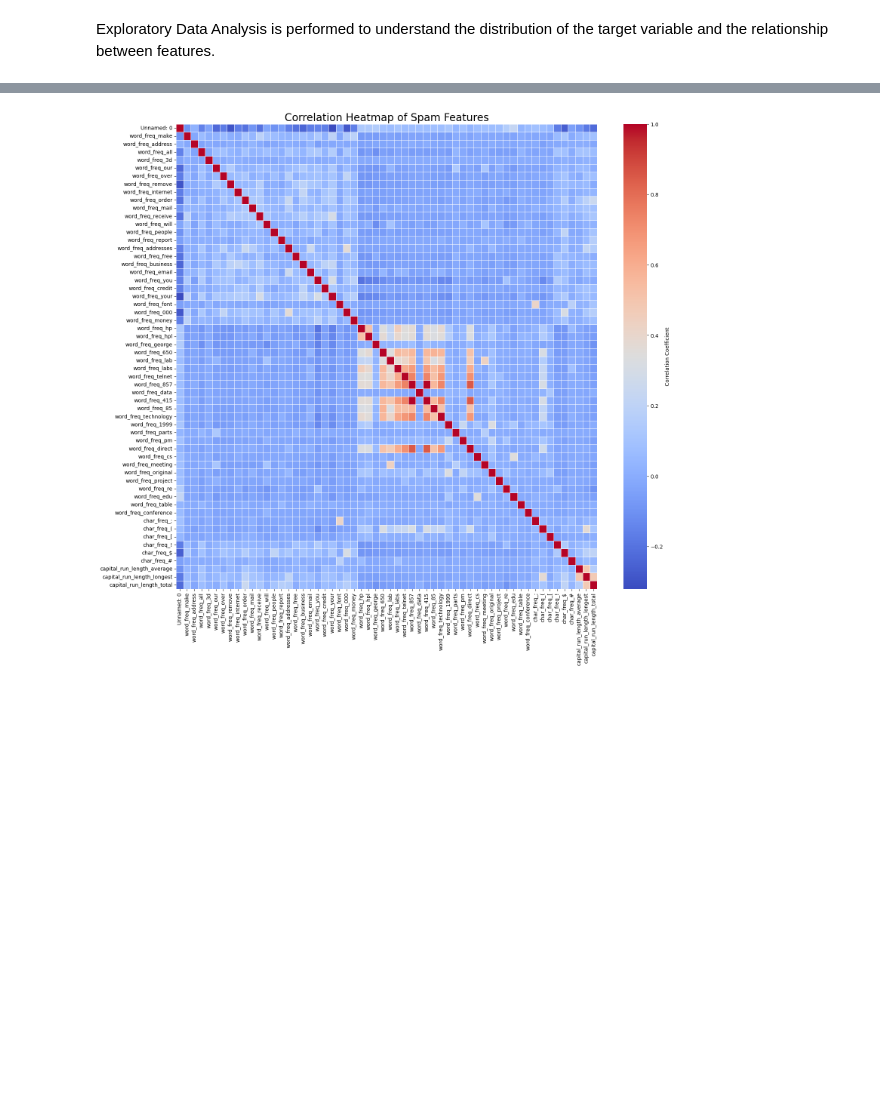
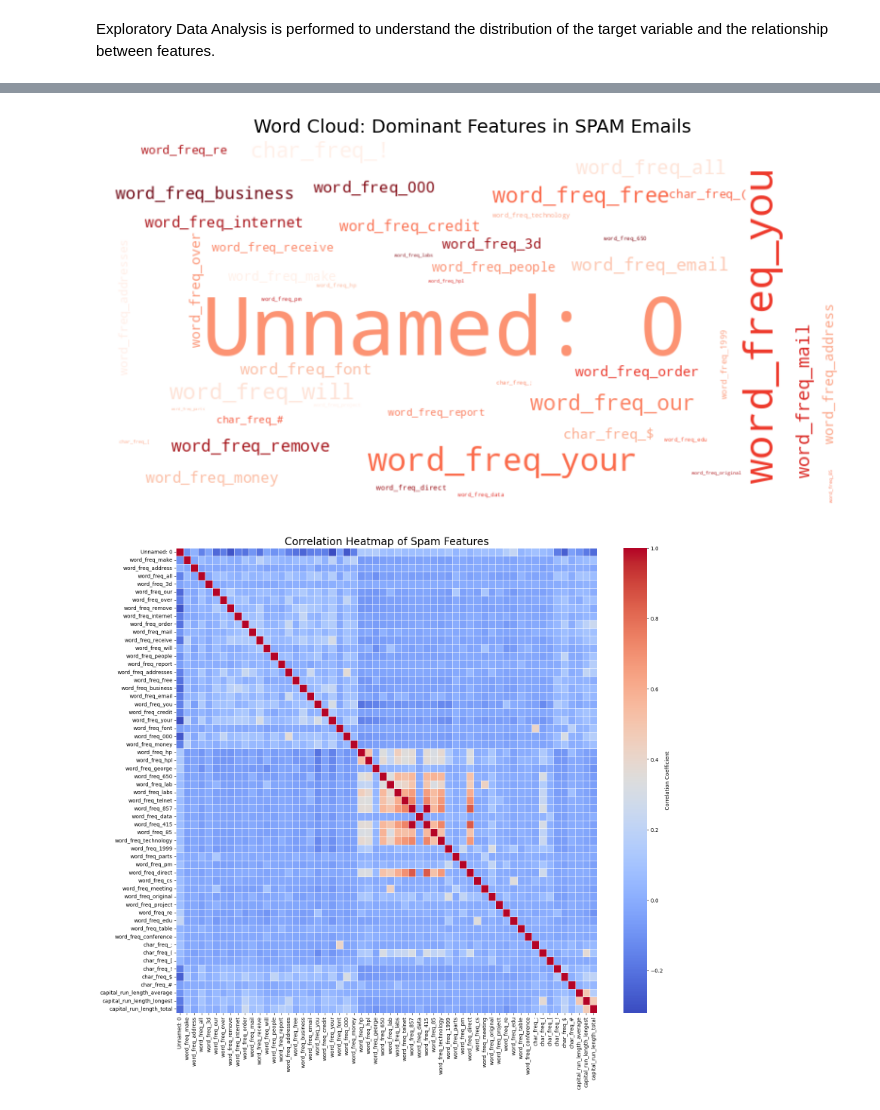
Before and after one commit to olgascode1/Data_Exploration_CA2, a Jupyter notebook: L7 Data Exploration CA2v4.ipynb, the cells around one changed output, grey strips where cells are left out. Drawn from its saved outputs; the diff is of its cells as text; code cells hidden in the pictures; blank space fills up the shorter version.

```diff
--- a/L7 Data Exploration CA2v4.ipynb
+++ b/L7 Data Exploration CA2v4.ipynb
@@ -152,3 +154,45 @@ Exploratory Data Analysis is performed to understand the distribution of the tar
+# %%
+
+from wordcloud import WordCloud
+feature_cols = [col for col in clean_data.columns if col != 'is_spam' and not col.startswith('capital_run')]
+
+avg_frequencies = clean_data.groupby('is_spam')[feature_cols].mean()
+
+spam_freq_dict = avg_frequencies.loc[1].to_dict()
+
+wc_spam = WordCloud(
+    background_color='white',
+    width=800,
+    height=400,
+    colormap='Reds', # Use a warm color scheme for Spam
+    normalize_plurals=False
+)
+
+wc_spam.generate_from_frequencies(spam_freq_dict)
+
+non_spam_freq_dict = avg_frequencies.loc[0].to_dict()
+
+wc_non_spam = WordCloud(
+    background_color='white',
+    width=800,
+    height=400,
+    colormap='Blues', # Use a cool color scheme for Non-Spam
+    normalize_plurals=False
+)
+
+wc_non_spam.generate_from_frequencies(non_spam_freq_dict)
+
+plt.figure(figsize=(16, 7))
+
+plt.subplot(1, 2, 1)
+plt.imshow(wc_spam, interpolation='bilinear')
+plt.axis("off")
+plt.title('Word Cloud: Dominant Features in SPAM Emails', fontsize=14)
+
+plt.tight_layout()
+plt.show()
+# %% [output]
+[figure, added]
 # %%
 X = clean_data.drop('is_spam', axis=1)
 y = clean_data['is_spam'].astype(int)
```
Also changed, not shown: parts of 2 cells of this notebook.
